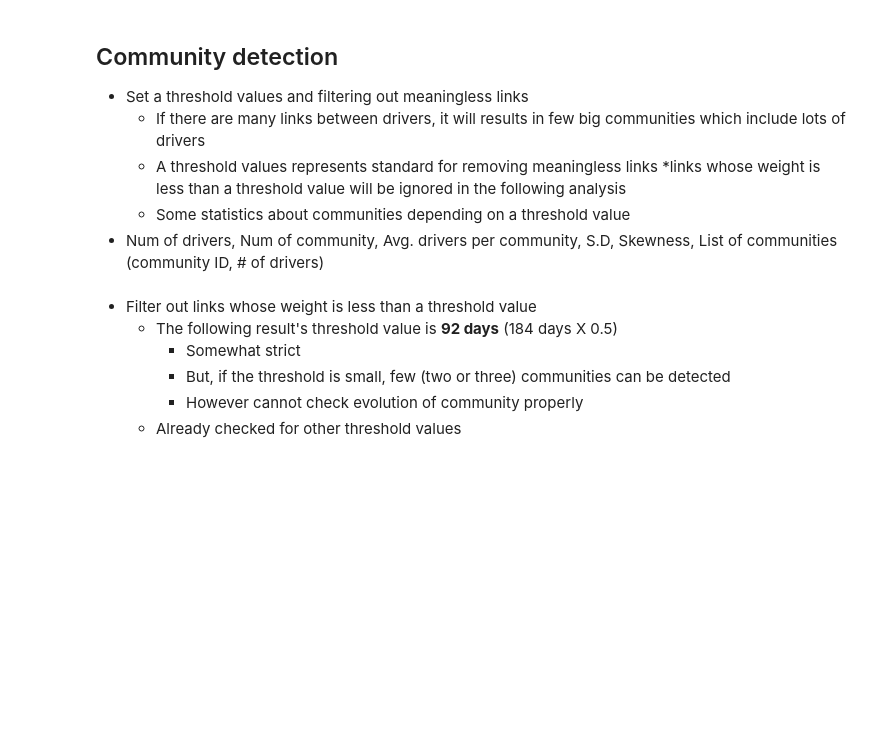
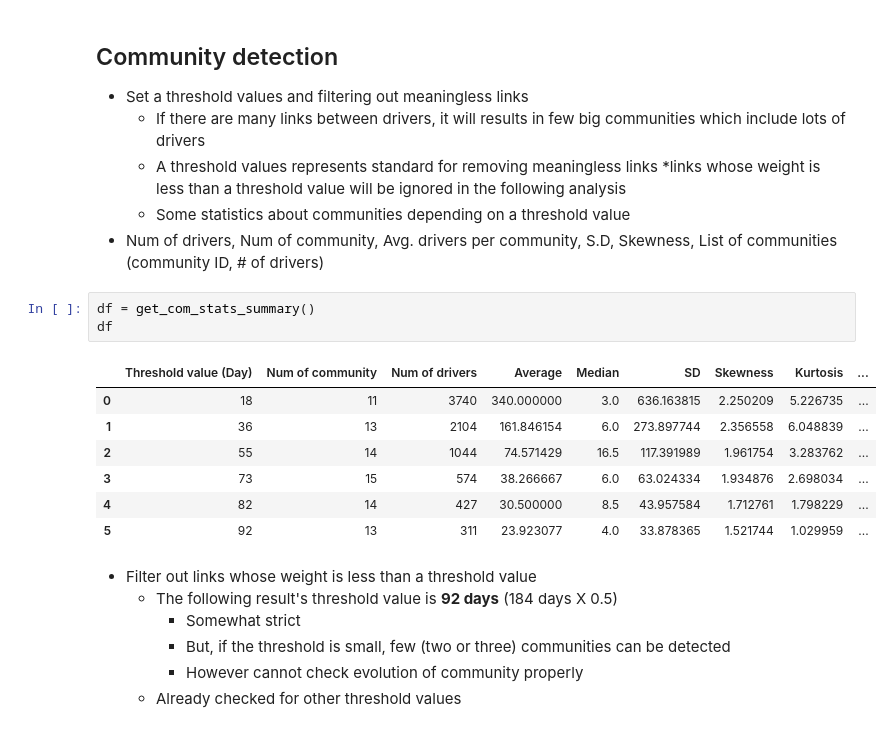
Before and after one commit to PeterGCM/taxi_projects, a Jupyter notebook: community_analysis/report/CA_report_jupyter_notebook.ipynb, the cells around one changed output. Cells and saved outputs as stored; diff of their text form; blank space fills up the shorter version.

```diff
--- a/community_analysis/report/CA_report_jupyter_notebook.ipynb
+++ b/community_analysis/report/CA_report_jupyter_notebook.ipynb
@@ -112,6 +112,17 @@ Both drivers 1112 and 34015 picked up passengers at the same zones 125 times in
         *links whose weight is less than a threshold value will be ignored in the following analysis
     * Some statistics about communities depending on a threshold value
 * Num of drivers, Num of community, Avg. drivers per community, S.D, Skewness, List of communities (community ID, # of drivers)
+# %%
+df = get_com_stats_summary()
+df
+# %% [output]
+|  | Threshold value (Day) | Num of community | Num of drivers | Average | Median | SD | Skewness | Kurtosis | ... |
+| 0 | 18 | 11 | 3740 | 340.000000 | 3.0 | 636.163815 | 2.250209 | 5.226735 | ... |
+| 1 | 36 | 13 | 2104 | 161.846154 | 6.0 | 273.897744 | 2.356558 | 6.048839 | ... |
+| 2 | 55 | 14 | 1044 | 74.571429 | 16.5 | 117.391989 | 1.961754 | 3.283762 | ... |
+| 3 | 73 | 15 | 574 | 38.266667 | 6.0 | 63.024334 | 1.934876 | 2.698034 | ... |
+| 4 | 82 | 14 | 427 | 30.500000 | 8.5 | 43.957584 | 1.712761 | 1.798229 | ... |
+| 5 | 92 | 13 | 311 | 23.923077 | 4.0 | 33.878365 | 1.521744 | 1.029959 | ... |
 # %% [markdown]
 * Filter out links whose weight is less than a threshold value
     * The following result's threshold value is **92 days** (184 days X 0.5)
```
Also changed, not shown: parts of 1 cell of this notebook, 23 other files.
